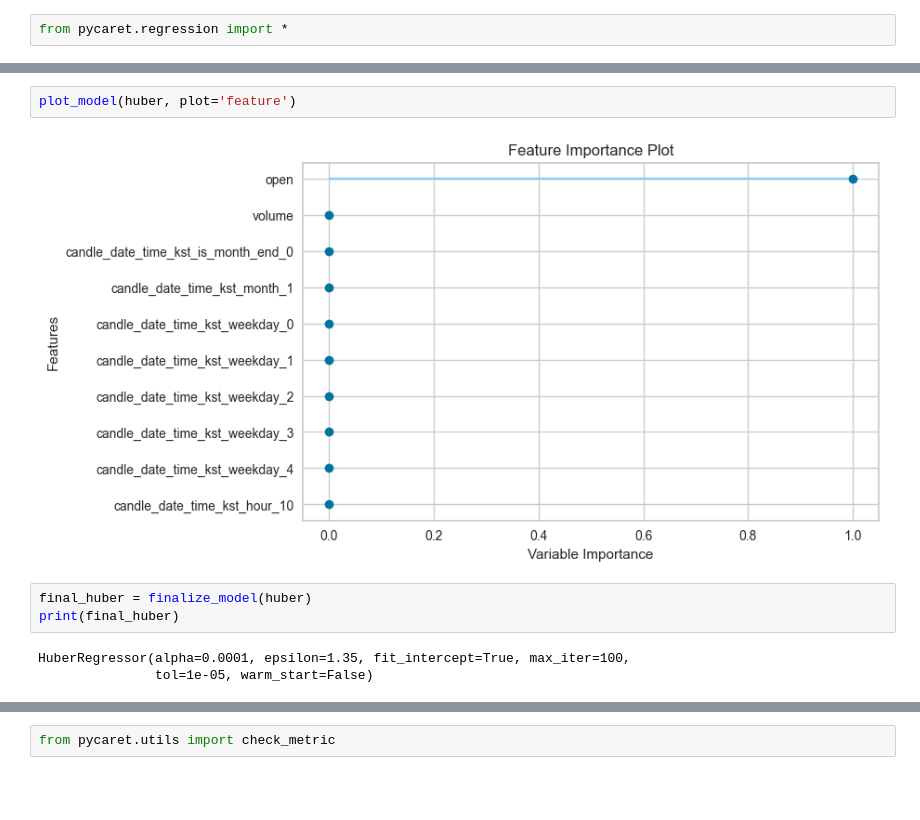
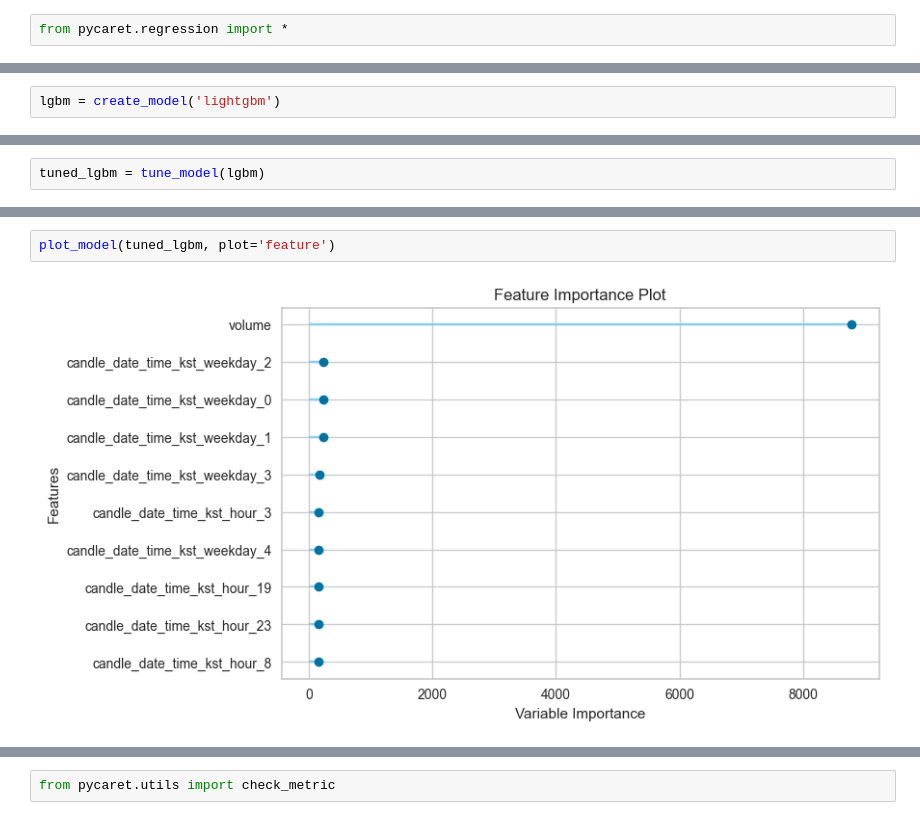
Before and after one commit to lhb0803/DE-study, a Jupyter notebook: modeling/automl.ipynb, the cells around one changed output, grey strips where cells are left out. Drawn from its saved outputs; the diff is of its cells as text; blank space fills up the shorter version.

```diff
--- a/modeling/automl.ipynb
+++ b/modeling/automl.ipynb
@@ -155,0 +148,2 @@ huber = create_model('huber')
+# %%
+lgbm = create_model('lightgbm')
@@ -155,0 +165,2 @@ huber = create_model('huber')
+# %%
+tuned_lgbm = tune_model(lgbm)
@@ -164,10 +190,4 @@ plot_model(huber, plot = 'error')
 # %%
-plot_model(huber, plot='feature')
+plot_model(tuned_lgbm, plot='feature')
 # %% [output]
-[figure, old version]
+[figure, new version]
-# %%
-final_huber = finalize_model(huber)
-print(final_huber)
-# %% [output]
-HuberRegressor(alpha=0.0001, epsilon=1.35, fit_intercept=True, max_iter=100,
-               tol=1e-05, warm_start=False)
```
Also changed, not shown: parts of 15 cells of this notebook.
